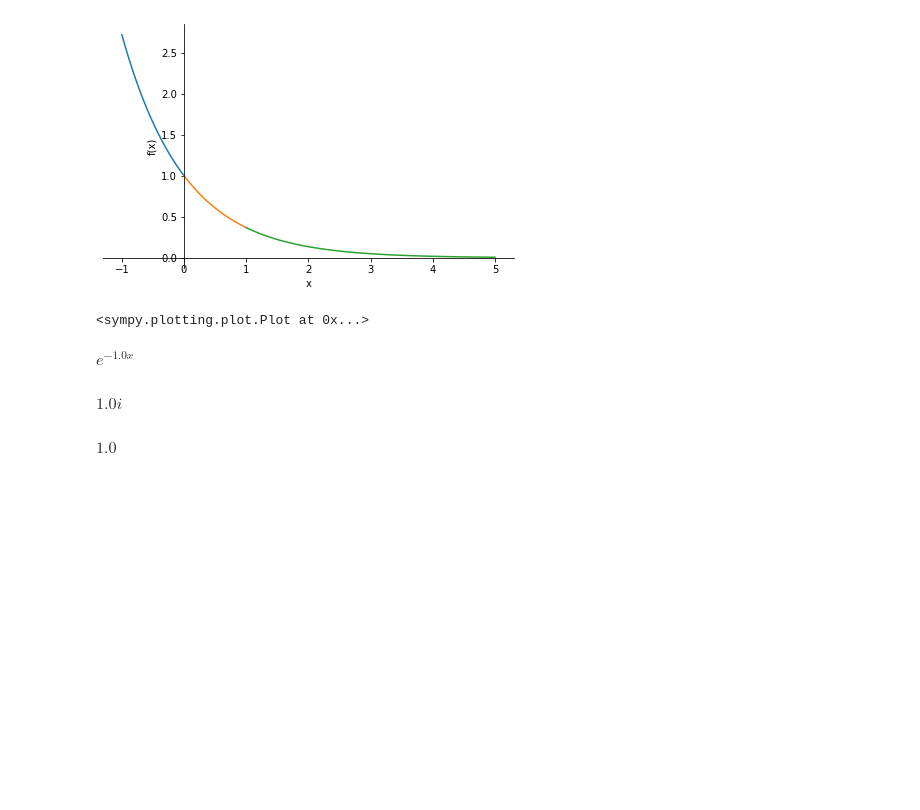
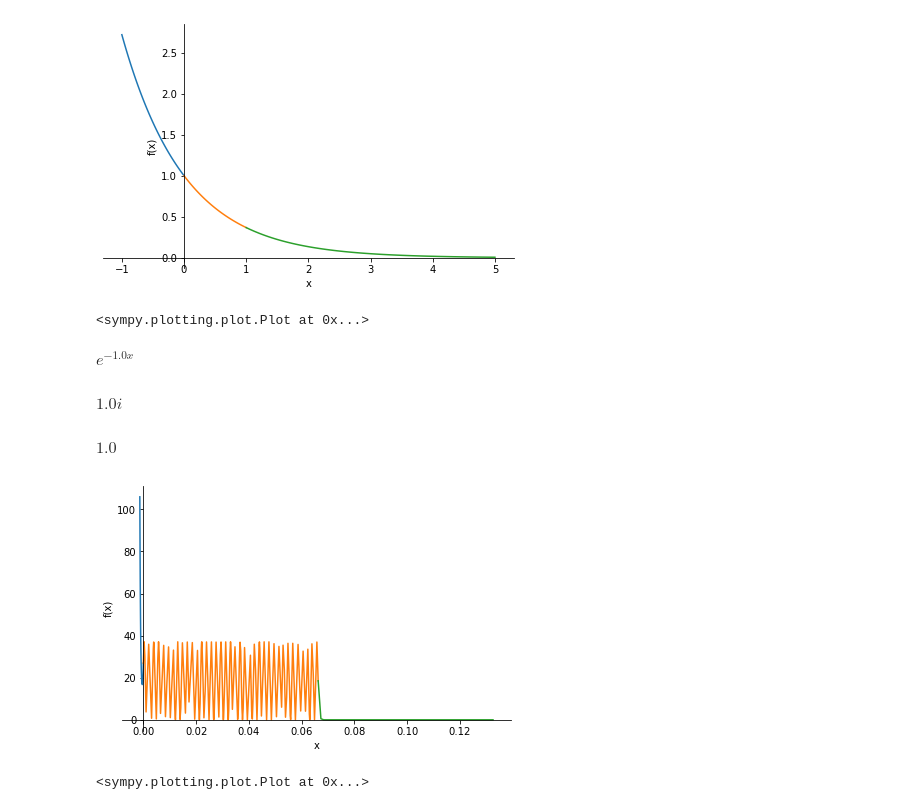
Before and after one commit to cgbsu/ResearchSpring2022SymbolicNotebooks0, a Jupyter notebook: work/learn_sympy_qm/tunneling/tunnel_ideal_5.ipynb, the cells around one changed output. Saved outputs shown, nothing was run; the diff lists cells and outputs as text; code cells hidden in the pictures; blank space fills up the shorter version.

```diff
--- a/work/learn_sympy_qm/tunneling/tunnel_ideal_5.ipynb
+++ b/work/learn_sympy_qm/tunneling/tunnel_ideal_5.ipynb
@@ -688,9 +688,11 @@ physical_wave_numbers = {
 base_steps = int( barrier_length / reduced_plancks_constant )
 # %%
 physical_domains = [
-        ( -.03 * barrier_length, 0.0 ),
+        ( -.02 * barrier_length, 0.0 ),
         ( 0.0, barrier_length ),
         ( barrier_length, 2 * barrier_length )
     ]
 # %%
 physical_psi_numerical = make_psi_numerical( psi_final, physical_wave_numbers, physical_domains, barrier_length )
+# %%
+conjugate_functions = lambda functions : tuple( ( ( function[ 0 ] * sp.conjugate( function[ 0 ] ) ).simplify(), function[ 1 ] ) for function in functions )
@@ -696,0 +703,5 @@ physical_psi_numerical = make_psi_numerical( psi_final, physical_wave_numbers, p
+# %%
+sp.plot( *conjugate_functions( physical_psi_numerical ) )
+# %% [output]
+[figure, added]
+<sympy.plotting.plot.Plot at 0x...>
```
Also changed, not shown: parts of 7 cells of this notebook.
